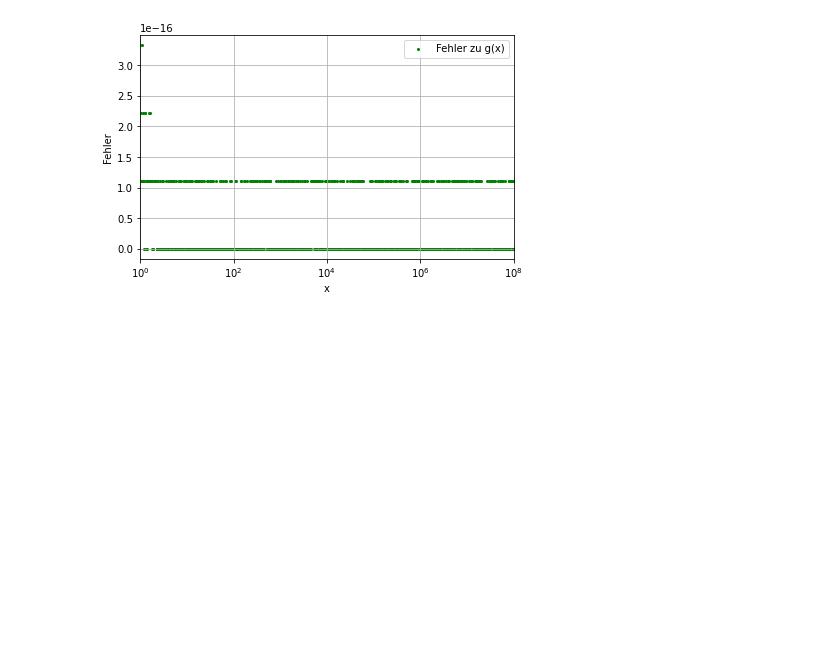
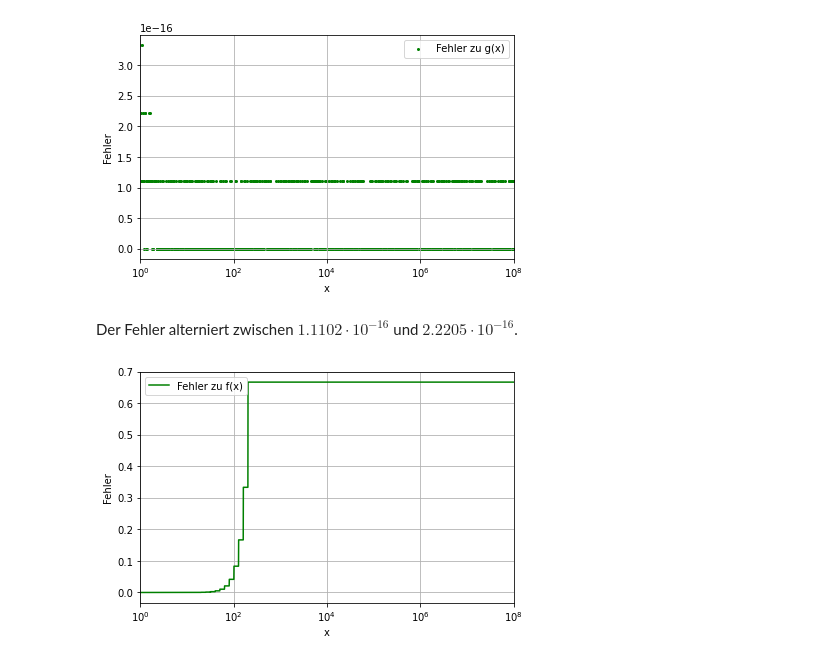
Before and after one commit to JonasOllesch/UniStuff, a Jupyter notebook: SMD A/sheet1/sheet1.ipynb, the cells around one changed output. Drawn from its saved outputs; the diff is of its cells as text; code cells hidden in the pictures; blank space fills up the shorter version.

```diff
--- a/SMD A/sheet1/sheet1.ipynb
+++ b/SMD A/sheet1/sheet1.ipynb
@@ -68,17 +68,17 @@ x - Wert  166158.3045958256
 Fehler  0.6666666666666666
 # %%
 x_32  = np.logspace(0,10,10000, dtype='float32')
-tmp_32 = abs(2/3-f(x_32))
+fehler_f_32 = abs(2/3-f(x_32))
 writeW(None, " Fehler von f(x) 32 ")
 for i in range(0,10000):
     writeW(x_32[i], " x - Wert  ")
-    writeW(tmp_32[i],"  Fehler  ")
+    writeW(fehler_f_32[i],"  Fehler  ")
 
-tmp2_32 = abs(2/3-g(x))
-writeW(None, " Fehler von g(x) 64 ")
+fehler_g_32 = abs(2/3-g(x))
+writeW(None, " Fehler von g(x) 32 ")
 for i in range(0,10000):
     writeW(x_32[i], " x - Wert  ")
-    writeW(tmp2_32[i],"  Fehler  ")
+    writeW(fehler_g_32[i],"  Fehler  ")
 # %% [markdown]
 Die obere Grenze des logspace wurde verringert, da es sonst einen Overflow gibt.
 
@@ -136,3 +136,20 @@ plt.xlim(1,10**8)
 plt.show()
 # %% [output]
 [figure]
+# %% [markdown]
+Der Fehler alterniert zwischen $1.1102 \cdot 10^{-16}$ und $2.2205 \cdot 10^{-16}$.
+# %%
+plt.plot(x_32, fehler_f_32, c='green',label='Fehler zu f(x)')
+
+plt.xlabel('x')
+plt.ylabel('Fehler')
+plt.tight_layout()
+plt.legend()
+plt.grid()
+plt.xscale('log')
+plt.xlim(1,10**8)
+#plt.savefig('Graph_a.pdf')
+#plt.clf()
+plt.show()
+# %% [output]
+[figure, added]
```
Also changed, not shown: parts of 5 cells of this notebook, 1 other file.
